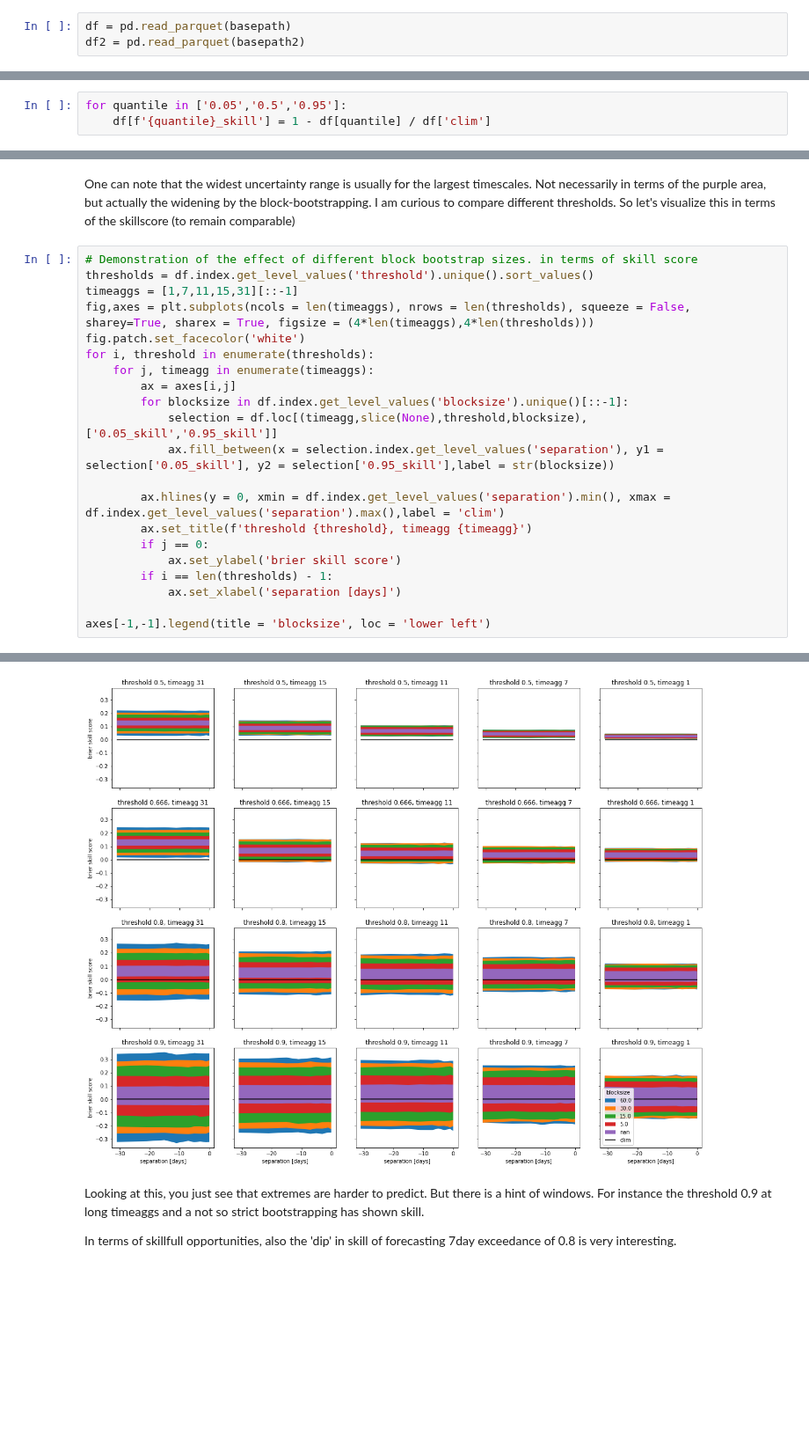
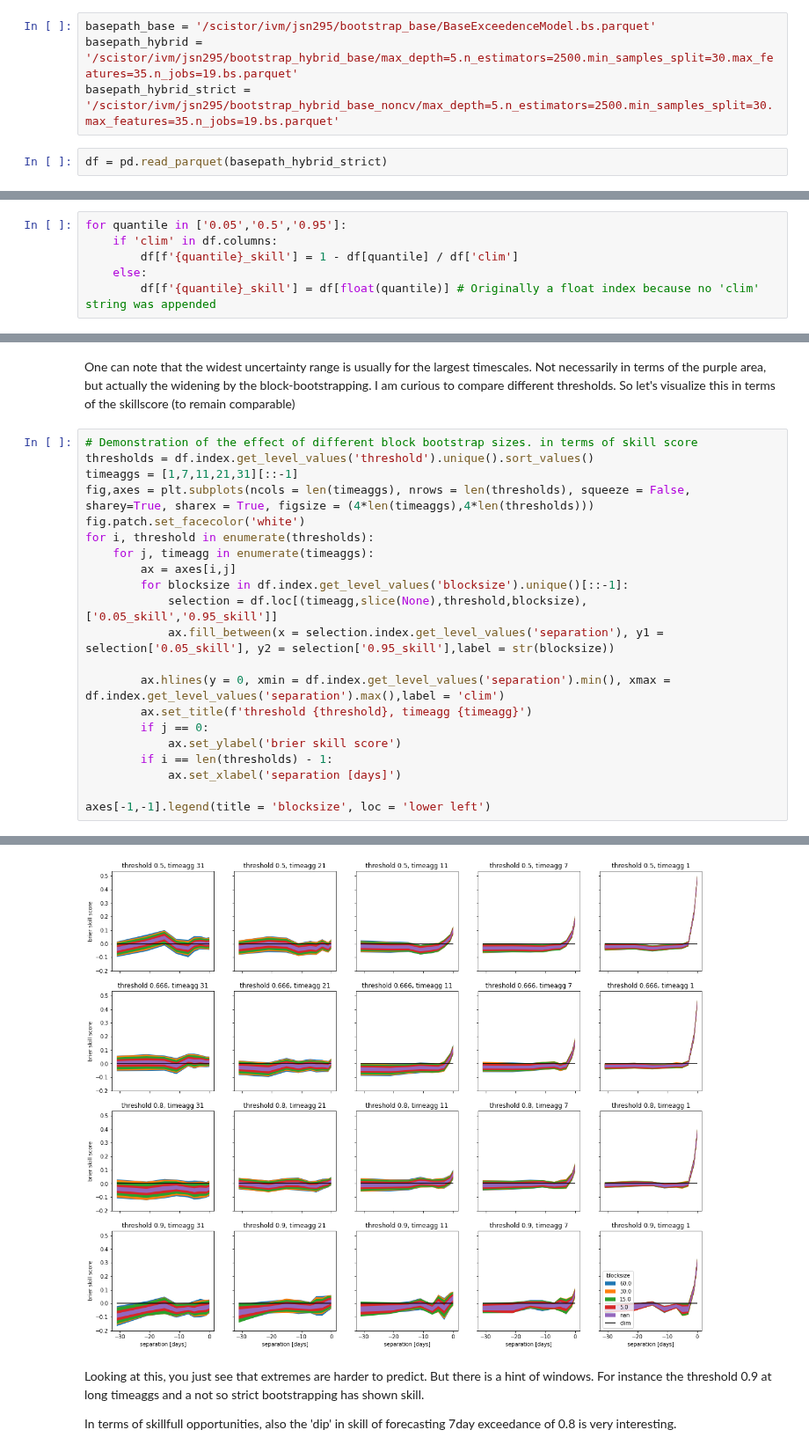
Before and after one commit to chiemvs/Weave, a Jupyter notebook: notebooks/Classifier_skills.ipynb, the cells around one changed output, grey strips where cells are left out. Shown at 88% size. Saved outputs shown, nothing was run; the diff lists cells and outputs as text; blank space fills up the shorter version.

```diff
--- a/notebooks/Classifier_skills.ipynb
+++ b/notebooks/Classifier_skills.ipynb
@@ -22,3 +18,6 @@ basepath = '/scistor/ivm/jsn295/bootstrap_base/BaseExceedenceModel.bs.parquet'
+# %%
+basepath_base = '/scistor/ivm/jsn295/bootstrap_base/BaseExceedenceModel.bs.parquet'
+basepath_hybrid = '/scistor/ivm/jsn295/bootstrap_hybrid_base/max_depth=5.n_estimators=2500.min_samples_split=30.max_features=35.n_jobs=19.bs.parquet'
+basepath_hybrid_strict = '/scistor/ivm/jsn295/bootstrap_hybrid_base_noncv/max_depth=5.n_estimators=2500.min_samples_split=30.max_features=35.n_jobs=19.bs.parquet'
 # %%
-df = pd.read_parquet(basepath)
-df2 = pd.read_parquet(basepath2)
+df = pd.read_parquet(basepath_hybrid_strict)
@@ -71,6 +56,9 @@ You see more curvature for the lower thresholds. Also extremes pretty much unpre
 # %%
 for quantile in ['0.05','0.5','0.95']:
-    df[f'{quantile}_skill'] = 1 - df[quantile] / df['clim']
+    if 'clim' in df.columns:
+        df[f'{quantile}_skill'] = 1 - df[quantile] / df['clim']
+    else:
+        df[f'{quantile}_skill'] = df[float(quantile)] # Originally a float index because no 'clim' string was appended
 # %%
 blocksize = 30.0
 timeaggs = [1,7,21,31][::-1]
@@ -98,27 +86,27 @@ One can note that the widest uncertainty range is usually for the largest timesc
 # %%
 # Demonstration of the effect of different block bootstrap sizes. in terms of skill score
 thresholds = df.index.get_level_values('threshold').unique().sort_values()
-timeaggs = [1,7,11,15,31][::-1]
+timeaggs = [1,7,11,21,31][::-1]
 fig,axes = plt.subplots(ncols = len(timeaggs), nrows = len(thresholds), squeeze = False, sharey=True, sharex = True, figsize = (4*len(timeaggs),4*len(thresholds)))
 fig.patch.set_facecolor('white')
 for i, threshold in enumerate(thresholds):
     for j, timeagg in enumerate(timeaggs):
         ax = axes[i,j]
         for blocksize in df.index.get_level_values('blocksize').unique()[::-1]:
             selection = df.loc[(timeagg,slice(None),threshold,blocksize),['0.05_skill','0.95_skill']]
             ax.fill_between(x = selection.index.get_level_values('separation'), y1 = selection['0.05_skill'], y2 = selection['0.95_skill'],label = str(blocksize))
 
         ax.hlines(y = 0, xmin = df.index.get_level_values('separation').min(), xmax = df.index.get_level_values('separation').max(),label = 'clim')
         ax.set_title(f'threshold {threshold}, timeagg {timeagg}')
         if j == 0:
             ax.set_ylabel('brier skill score')
         if i == len(thresholds) - 1:
             ax.set_xlabel('separation [days]')
 
 axes[-1,-1].legend(title = 'blocksize', loc = 'lower left')
 # %% [output]
 <matplotlib.legend.Legend at 0x...>
-[figure, old version]
+[figure, new version]
 # %% [markdown]
 Looking at this, you just see that extremes are harder to predict. But there is a hint of windows. For instance the threshold 0.9 at long timeaggs and a not so strict bootstrapping has shown skill.
 
```
Also changed, not shown: parts of 6 cells of this notebook, 2 other files.
